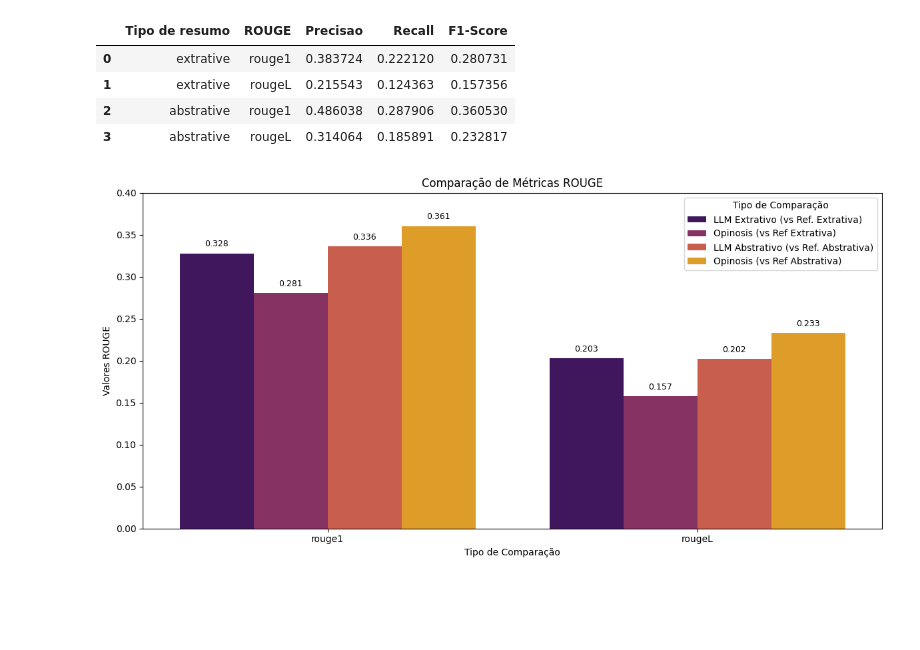
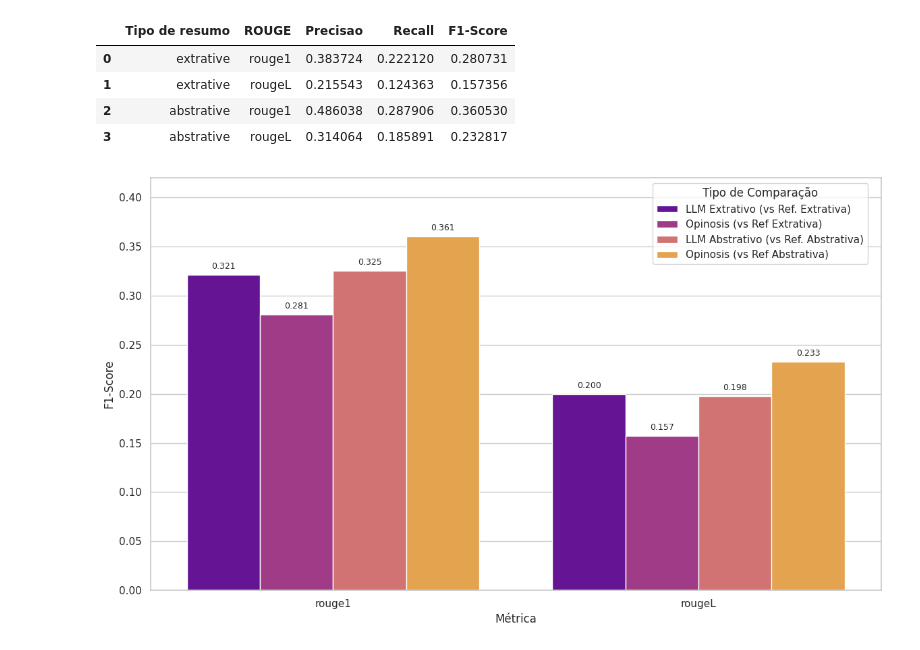
Before and after one commit to GusSampaio/OpinosisUd, a Jupyter notebook: scripts/metrics_evaluator.ipynb, the cells around one changed output. Saved outputs shown, nothing was run; the diff lists cells and outputs as text; code cells hidden in the pictures; blank space fills up the shorter version.

Commit message:
Adding new rouge graph comparison

```diff
--- a/scripts/metrics_evaluator.ipynb
+++ b/scripts/metrics_evaluator.ipynb
@@ -333,21 +333,21 @@ for row_index in range(df_rouge_llm.shape[0]):
 
   for text_human in text_human_extrative:
     scores = scorer.score(text_human, text_extrative)
-    for metrica in rouge_metrics:
-      metric_score_obj = scores[metrica]
+    for metric in rouge_metrics:
+      metric_score_obj = scores[metric]
 
-      rouge_llm['extrative'][metrica]['precision'].append(metric_score_obj.precision)
-      rouge_llm['extrative'][metrica]['recall'].append(metric_score_obj.recall)
-      rouge_llm['extrative'][metrica]['f1-score'].append(metric_score_obj.fmeasure)
+      rouge_llm['extrative'][metric]['precision'].append(metric_score_obj.precision)
+      rouge_llm['extrative'][metric]['recall'].append(metric_score_obj.recall)
+      rouge_llm['extrative'][metric]['f1-score'].append(metric_score_obj.fmeasure)
 
   for text_human in text_human_abstractive:
     scores = scorer.score(text_human, text_abstractive)
-    for metrica in rouge_metrics:
-      metric_score_obj = scores[metrica]
+    for metric in rouge_metrics:
+      metric_score_obj = scores[metric]
 
-      rouge_llm['abstrative'][metrica]['precision'].append(metric_score_obj.precision)
-      rouge_llm['abstrative'][metrica]['recall'].append(metric_score_obj.recall)
-      rouge_llm['abstrative'][metrica]['f1-score'].append(metric_score_obj.fmeasure)
+      rouge_llm['abstrative'][metric]['precision'].append(metric_score_obj.precision)
+      rouge_llm['abstrative'][metric]['recall'].append(metric_score_obj.recall)
+      rouge_llm['abstrative'][metric]['f1-score'].append(metric_score_obj.fmeasure)
 # %%
 len(rouge_llm['extrative']['rouge1']['precision'])
 # %% [output]
@@ -496,57 +509,61 @@ pd.DataFrame(records)
 # %%
 import pandas as pd
 import seaborn as sns
 import matplotlib.pyplot as plt
 
-# Original data with the correction for 'Valores'
-comparacao_rouge = pd.DataFrame({
-    'Tipo de Comparação': [
+df = pd.DataFrame({
+    'Comparação': [
         'LLM Extrativo (vs Ref. Extrativa)',
         'LLM Extrativo (vs Ref. Extrativa)',
-        "Opinosis (vs Ref Extrativa)",
-        "Opinosis (vs Ref Extrativa)",
+        'Opinosis (vs Ref Extrativa)',
+        'Opinosis (vs Ref Extrativa)',
         'LLM Abstrativo (vs Ref. Abstrativa)',
         'LLM Abstrativo (vs Ref. Abstrativa)',
         'Opinosis (vs Ref Abstrativa)',
         'Opinosis (vs Ref Abstrativa)'
     ],
-    'ROUGE': [
+    'Métrica': [
         'rouge1', 'rougeL', 'rouge1', 'rougeL',
         'rouge1', 'rougeL', 'rouge1', 'rougeL'
     ],
-    'Valores': [
-        0.327967, 0.202985, 0.280731, 0.157356,
-        0.336062, 0.202220, 0.360530, 0.232817
+    'F1-Score': [
+        rouge_llm['extrative']['rouge1']['f1-score'],
+        rouge_llm['extrative']['rougeL']['f1-score'],
+        rouge_opinosis['extrative']['rouge1']['f1-score'],
+        rouge_opinosis['extrative']['rougeL']['f1-score'],
+        rouge_llm['abstrative']['rouge1']['f1-score'],
+        rouge_llm['abstrative']['rougeL']['f1-score'],
+        rouge_opinosis['abstrative']['rouge1']['f1-score'],
+        rouge_opinosis['abstrative']['rougeL']['f1-score']
     ]
 })
 
-# Create the bar plot
-plt.figure(figsize=(12, 6)) # Adjust figure size for better readability
-ax = sns.barplot(
-    data=comparacao_rouge,
-    x='ROUGE',
-    y='Valores',
-    hue='Tipo de Comparação', # Use 'ROUGE' to differentiate bars within each 'Tipo de Comparação'
-    palette='inferno' # Customizing colors
+plt.figure(figsize=(14, 7))
+sns.set_theme(style="whitegrid")
+
+barplot = sns.barplot(
+    data=df,
+    x='Métrica',
+    y='F1-Score',
+    hue='Comparação',
+    palette='plasma'
 )
 
-plt.ylim(0, 0.40)
+for p in barplot.patches:
+    if p.get_height() > 0:
+        barplot.annotate(f'{p.get_height():.3f}',
+                         (p.get_x() + p.get_width() / 2., p.get_height()),
+                         ha='center', va='center',
+                         xytext=(0, 9),
+                         textcoords='offset points',
+                         fontsize=9)
 
-plt.title('Comparação de Métricas ROUGE')
-plt.xlabel('Tipo de Comparação')
-plt.ylabel('Valores ROUGE')
-# plt.xticks(rotation=45, ha='right') # Rotate x-axis labels for better visibility
+plt.xlabel('Métrica', fontsize=12)
+plt.ylabel('F1-Score', fontsize=12)
+plt.ylim(0, 0.42)
+plt.legend(title='Tipo de Comparação', bbox_to_anchor=(0.68, 1), loc='upper left')
+plt.tight_layout(rect=[0, 0, 0.85, 1])
 
-for p in ax.patches:
-  if p.get_height() > 0:
-    ax.annotate(f'{p.get_height():.3f}', # Format the score to 3 decimal places
-                (p.get_x() + p.get_width() / 2., p.get_height()),
-                ha='center', va='center',
-                xytext=(0, 10), # 10 points vertical offset
-                textcoords='offset points',
-                fontsize=9) # Adjust font size as needed
-
-plt.tight_layout() # Adjust layout to prevent labels from overlapping
 plt.show()
 # %% [output]
-[figure, old version]
+[figure, new version]
```
Also changed, not shown: parts of 2 cells of this notebook.
